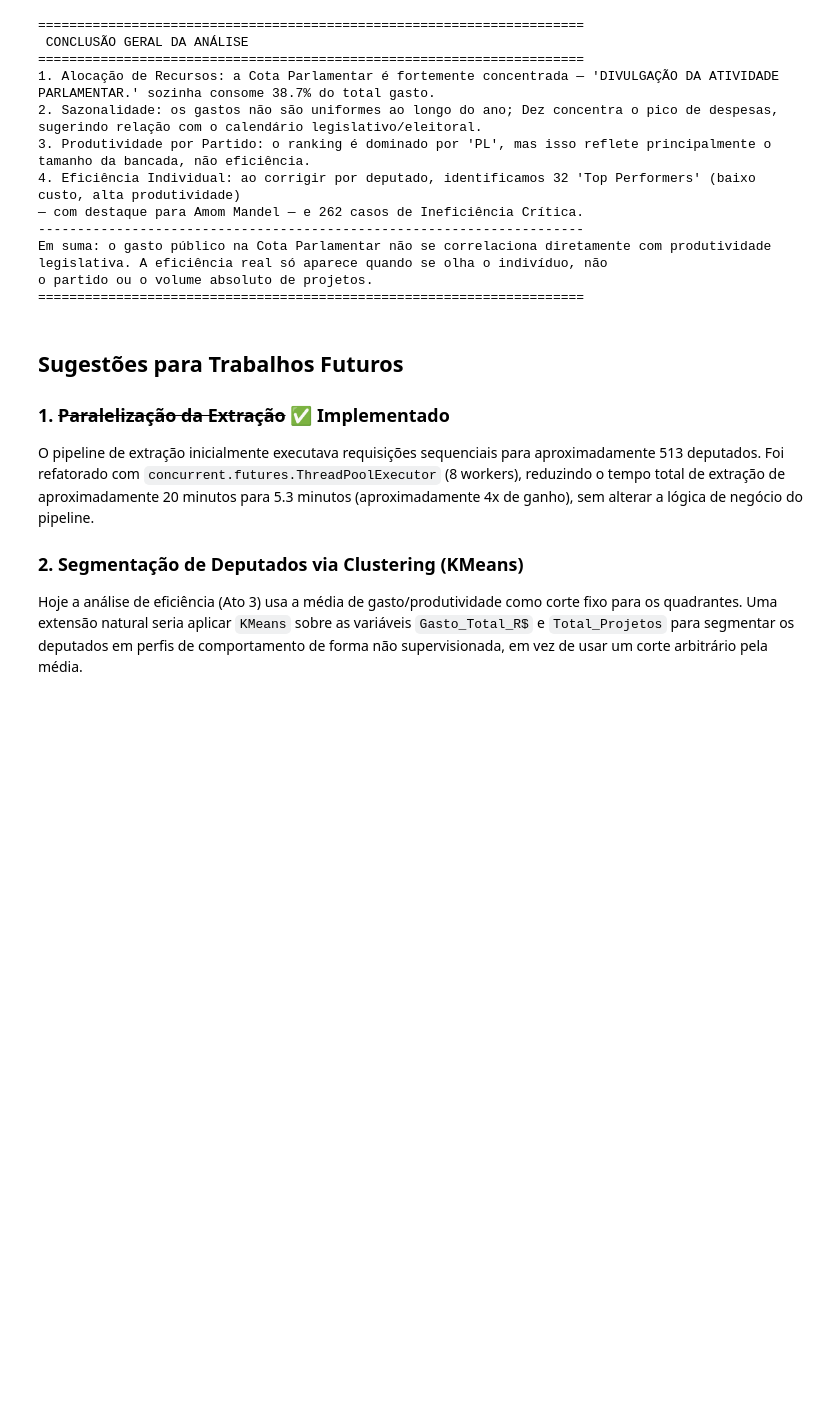
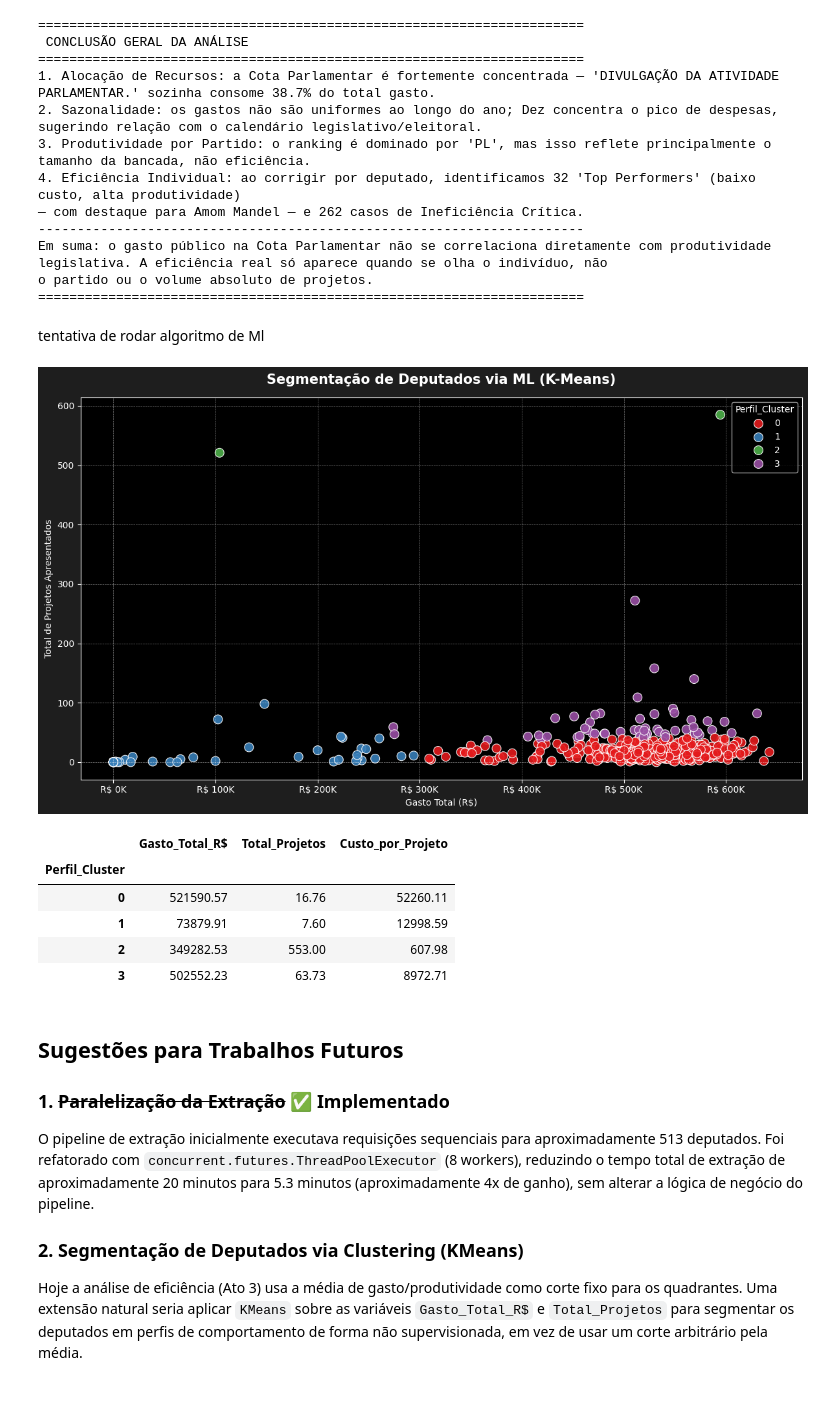
Before and after one commit to Vitor-Dias-Ferreira/camara_desafio_tecnico, a Jupyter notebook: analise_camara.ipynb, the cells around one changed output. Saved outputs shown, nothing was run; the diff lists cells and outputs as text; code cells hidden in the pictures; blank space fills up the shorter version.

```diff
--- a/analise_camara.ipynb
+++ b/analise_camara.ipynb
@@ -701,6 +701,74 @@ print("="*70)
 Em suma: o gasto público na Cota Parlamentar não se correlaciona diretamente com produtividade legislativa. A eficiência real só aparece quando se olha o indivíduo, não
 o partido ou o volume absoluto de projetos.
 ======================================================================
+# %% [markdown]
+tentativa de rodar algoritmo de Ml
+# %%
+# Importando as bibliotecas de Machine Learning
+from sklearn.cluster import KMeans
+from sklearn.preprocessing import StandardScaler
+import matplotlib.pyplot as plt
+import seaborn as sns
+
+# 1. Selecionando as variáveis que vão definir os perfis
+features = df_analise[['Gasto_Total_R$', 'Total_Projetos']]
+
+# 2. Padronizando os dados (para Gasto e Projetos terem o mesmo peso)
+scaler = StandardScaler()
+features_scaled = scaler.fit_transform(features)
+
+# 3. Criando o "Cérebro" do algoritmo (vamos pedir 4 grupos)
+kmeans = KMeans(n_clusters=4, random_state=42, n_init=10)
+
+# 4. Treinando o modelo e já salvando o resultado numa nova coluna
+# Ele vai classificar cada deputado com um número: 0, 1, 2 ou 3.
+df_analise['Perfil_Cluster'] = kmeans.fit_predict(features_scaled)
+
+# ==========================================
+# VISUALIZAÇÃO DOS RESULTADOS
+# ==========================================
+# Vamos plotar para ver como a IA dividiu os deputados
+plt.figure(figsize=(12, 7))
+
+# Mantendo o estilo escuro que você usou no seu projeto
+plt.style.use('dark_background')
+
+sns.scatterplot(
+    data=df_analise,
+    x='Gasto_Total_R$',
+    y='Total_Projetos',
+    hue='Perfil_Cluster',
+    palette='Set1', # Paleta de cores bem distinta
+    s=100,
+    alpha=0.9
+)
+
+plt.title('Segmentação de Deputados via ML (K-Means)', fontsize=15, fontweight='bold', pad=15)
+plt.xlabel('Gasto Total (R$)')
+plt.ylabel('Total de Projetos Apresentados')
+
+# Formatando o eixo X para milhões (como você fez no Ato 3)
+from matplotlib.ticker import FuncFormatter
+plt.gca().xaxis.set_major_formatter(FuncFormatter(lambda x, pos: f'R$ {x/1e3:.0f}K'))
+
+plt.grid(axis='both', linestyle='--', linewidth=0.5, alpha=0.5)
+plt.tight_layout()
+plt.show()
+
+# ==========================================
+# ANÁLISE: O QUE CADA CLUSTER SIGNIFICA?
+# ==========================================
+# Vamos calcular a média de cada grupo para entender o comportamento deles
+resumo_perfis = df_analise.groupby('Perfil_Cluster')[['Gasto_Total_R$', 'Total_Projetos', 'Custo_por_Projeto']].mean().round(2)
+display(resumo_perfis)
+# %% [output]
+[figure, added]
+|  | Gasto_Total_R$ | Total_Projetos | Custo_por_Projeto |
+| Perfil_Cluster |  |  |  |
+| 0 | 521590.57 | 16.76 | 52260.11 |
+| 1 | 73879.91 | 7.60 | 12998.59 |
+| 2 | 349282.53 | 553.00 | 607.98 |
+| 3 | 502552.23 | 63.73 | 8972.71 |
 # %% [markdown]
 ## Sugestões para Trabalhos Futuros
 
```
Also changed, not shown: parts of 1 cell of this notebook.
